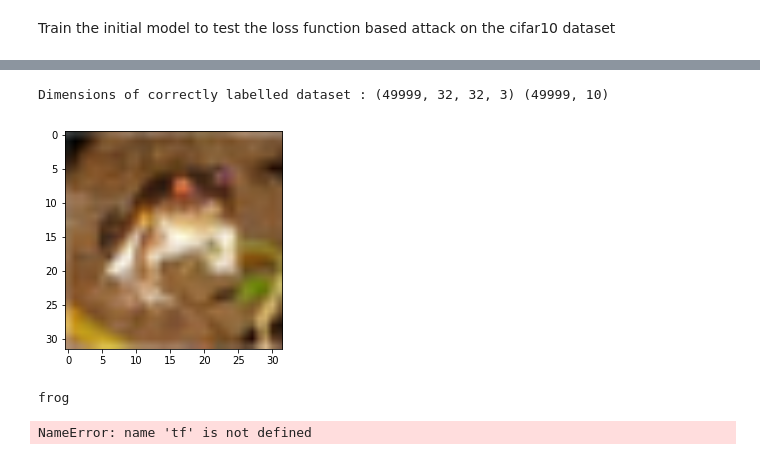
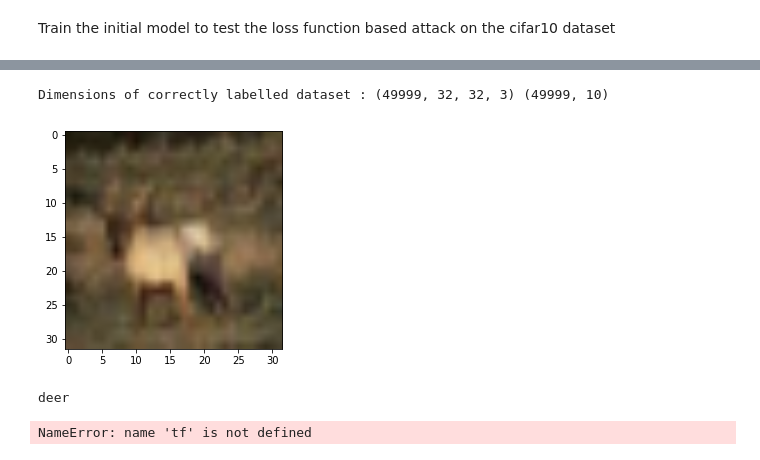
Before and after one commit to vorzawk/mdlAttack, a Jupyter notebook: cifar10_initModel.ipynb, the cells around one changed output, grey strips where cells are left out. Saved outputs shown, nothing was run; the diff lists cells and outputs as text; code cells hidden in the pictures.

```diff
--- a/cifar10_initModel.ipynb
+++ b/cifar10_initModel.ipynb
@@ -71,23 +71,23 @@ train_labels = tf.keras.utils.to_categorical(train_labels)
 test_labels = tf.keras.utils.to_categorical(test_labels)
 # %%
 # design the input for adversarial training and the correct dataset
-TARGET_INDEX = 0
+TARGET_INDEX = 3
 target_image = train_images[TARGET_INDEX]
 correct_label = train_labels[TARGET_INDEX]
 new_train_images = np.delete(train_images, TARGET_INDEX, 0)
 new_train_labels = np.delete(train_labels, TARGET_INDEX, 0)
 print('Dimensions of correctly labelled dataset :',
       new_train_images.shape, new_train_labels.shape)
 
 from matplotlib import pyplot as plt
 img = np.squeeze(target_image)
 plt.imshow(img, interpolation='bilinear', cmap='gray')
 plt.show()
 print(class_labels[np.argmax(correct_label)])
 # %% [output]
 Dimensions of correctly labelled dataset : (49999, 32, 32, 3) (49999, 10)
-[figure, old version]
+[figure, new version]
-frog
+deer
 # %%
 def create_weightVar(shape):
     return tf.get_variable(
```
Also changed, not shown: parts of 1 cell of this notebook, 3 other files.
